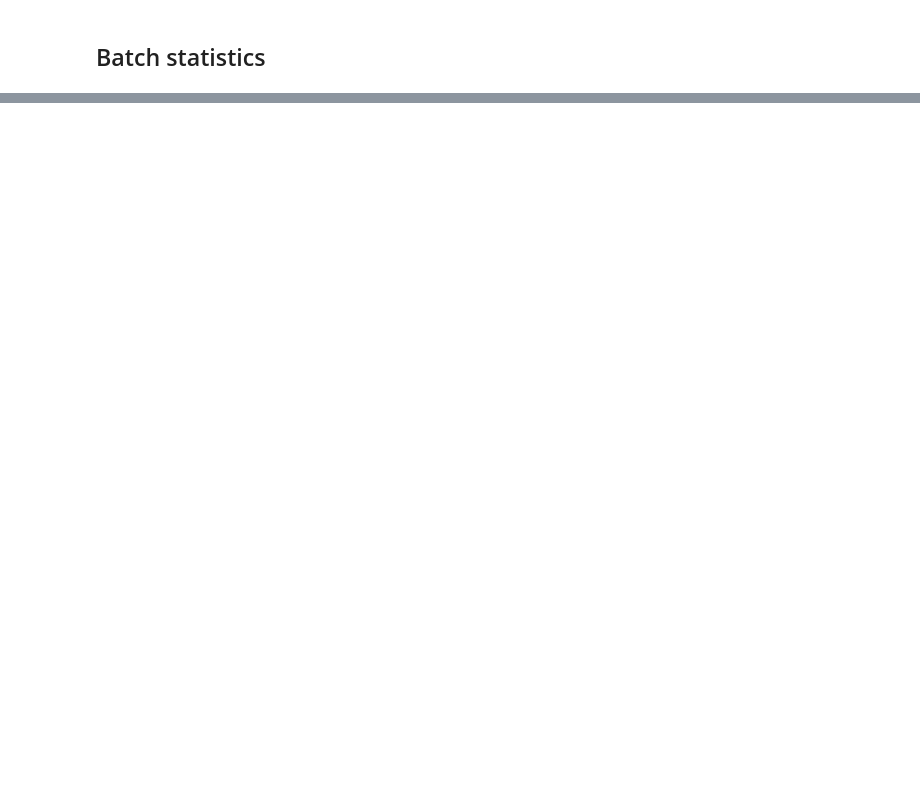
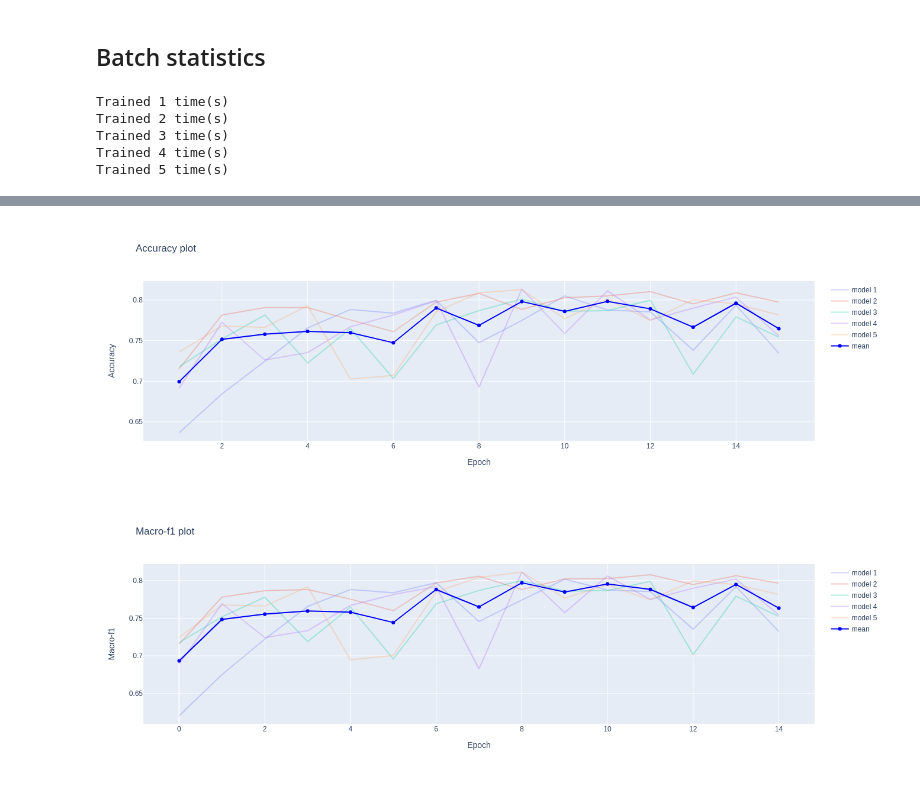
Before and after one commit to Mothaiba/NLP-Hindi-and-Bengali-Hatespeech-classification, a Jupyter notebook: Task_3/hindi_hindi/Task-3a.3_hindi_classify.ipynb, the cells around one changed output, grey strips where cells are left out. Saved outputs shown, nothing was run; the diff lists cells and outputs as text; code cells hidden in the pictures; blank space fills up the shorter version.

```diff
--- a/Task_3/hindi_hindi/Task-3a.3_hindi_classify.ipynb
+++ b/Task_3/hindi_hindi/Task-3a.3_hindi_classify.ipynb
@@ -114,7 +114,7 @@ class HOFDataset(Dataset):
         for sentence, label in zip(sentences, labels):
             if len(sentence):
                 self.data.append(
-                    (torch.tensor(sentence, dtype=torch.long),
+                    (torch.tensor(sentence + sentence, dtype=torch.long), # repeat the sentence
                      torch.tensor(label, dtype=torch.float))
                 )
 
@@ -148,7 +148,7 @@ test_loader = DataLoader(test_dataset, batch_size=batch_size,
 # %% [markdown]
 ### Positional encoding
 # %%
-max_len = 100
+max_len = 300
 
 def get_pe(p, i):
     k = i // 2
@@ -163,7 +163,7 @@ for p in range(max_len):
         pe[i, p] = get_pe(p, i)
 
 fig, ax = plt.subplots(figsize=(8, 5))
-ax.imshow(pe.T[:,:512])
+ax.imshow(pe.T[:100,:])
 ax.set_title('Positional encoding')
 ax.set_xlabel('dimension')
 ax.set_ylabel('position')
@@ -297,7 +297,7 @@ def predict_test():
 clf.load_state_dict(torch.load('save/hindi_hindi_initial.pt'))
 
 list_test_acc = []
-early_stop = 3
+early_stop = 5
 
 for epoch in range(1, epochs + 1):
     losses = 0.
@@ -393,14 +395,14 @@ def plot_results(list_test_acc, list_test_macro_f1):
     fig = go.Figure()
     for i, acc_curve in enumerate(list_test_acc):
         fig.add_trace(go.Scatter(
-            x=list(range(len(acc_curve))),
+            x=list(range(1, len(acc_curve)+1)),
             y=acc_curve,
             mode='lines',
             name=f'model {i+1}',
             opacity=0.3,
         ))
     fig.add_trace(go.Scatter(
-        x=list(range(len(mean_acc))),
+        x=list(range(1, len(mean_acc)+1)),
         y=mean_acc,
         mode='lines+markers',
         line_color='blue',
@@ -443,5 +445,11 @@ def plot_results(list_test_acc, list_test_macro_f1):
 
     fig.show()
 # %%
-# list_test_acc, list_test_macro_f1 = batch_train(ntime=5, epochs=15)
-# plot_results(list_test_acc, list_test_macro_f1)
+list_test_acc, list_test_macro_f1 = batch_train(ntime=5, epochs=15)
+plot_results(list_test_acc, list_test_macro_f1)
+# %% [output]
+Trained 1 time(s)
+Trained 2 time(s)
+Trained 3 time(s)
+Trained 4 time(s)
+Trained 5 time(s)
@@ -447,0 +457,2 @@ def plot_results(list_test_acc, list_test_macro_f1):
+[figure, added]
+[figure, added]
```
Also changed, not shown: parts of 3 cells of this notebook, 2 other files.
